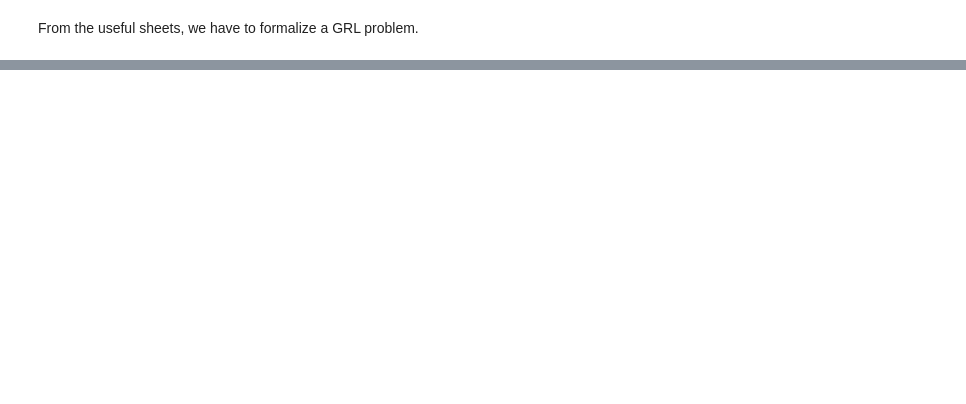
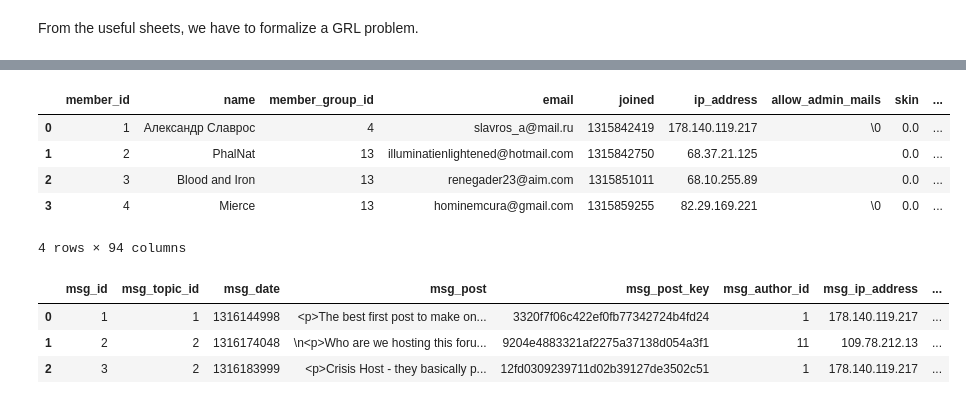
Before and after one commit to 7vik/dwayne, a Jupyter notebook: src/36 > Steel to Graphite.ipynb, the cells around one changed output, grey strips where cells are left out. Drawn from its saved outputs; the diff is of its cells as text; code cells hidden in the pictures; blank space fills up the shorter version.

```diff
--- a/src/36 > Steel to Graphite.ipynb
+++ b/src/36 > Steel to Graphite.ipynb
@@ -32,17 +40,29 @@ dfs['core_follow'];
 # %%
 #25. All Users. Important.
 # member_id is unique and reflected across all csvs (total 1207)
 # all other things like DoB, IP, etc are most likely spoof
 # Difference between name and member_title
 # What is member_group_id?
 # ID 4, 6, 10 are core moderators (from core_moderators)
-dfs['core_members'];
+dfs['core_members'].head(4)
+# %% [output]
+|  | member_id | name | member_group_id | email | joined | ip_address | allow_admin_mails | skin | ... |
+| 0 | 1 | Александр Славрос | 4 | slavros_a@mail.ru | 1315842419 | 178.140.119.217 | \0 | 0.0 | ... |
+| 1 | 2 | PhalNat | 13 | illuminatienlightened@hotmail.com | 1315842750 | 68.37.21.125 |  | 0.0 | ... |
+| 2 | 3 | Blood and Iron | 13 | renegader23@aim.com | 1315851011 | 68.10.255.89 |  | 0.0 | ... |
+| 3 | 4 | Mierce | 13 | hominemcura@gmail.com | 1315859255 | 82.29.169.221 | \0 | 0.0 | ... |
+4 rows × 94 columns
 # %%
 #29. Important. All Private Messages. Total 21715.
 # msg_topic_id is the thread ID; each convo bw two users has its own thread/topic
 # msg_author_id is the same as member_id in core_members
 # msg_post is the first message in the thread, with HTML tags
-dfs['core_message_posts'].head(5);
+dfs['core_message_posts'].head(3)
+# %% [output]
+|  | msg_id | msg_topic_id | msg_date | msg_post | msg_post_key | msg_author_id | msg_ip_address | ... |
+| 0 | 1 | 1 | 1316144998 | <p>The best first post to make on... | 3320f7f06c422ef0fb77342724b4fd24 | 1 | 178.140.119.217 | ... |
+| 1 | 2 | 2 | 1316174048 | \n<p>Who are we hosting this foru... | 9204e4883321af2275a37138d054a3f1 | 11 | 109.78.212.13 | ... |
+| 2 | 3 | 2 | 1316183999 | <p>Crisis Host - they basically p... | 12fd0309239711d02b39127de3502c51 | 1 | 178.140.119.217 | ... |
 # %%
 #30. All Private Message Topics (total 4475)
 # mt_id is same as msg_topic_id from core_message_posts
```
Also changed, not shown: parts of 14 cells of this notebook.
